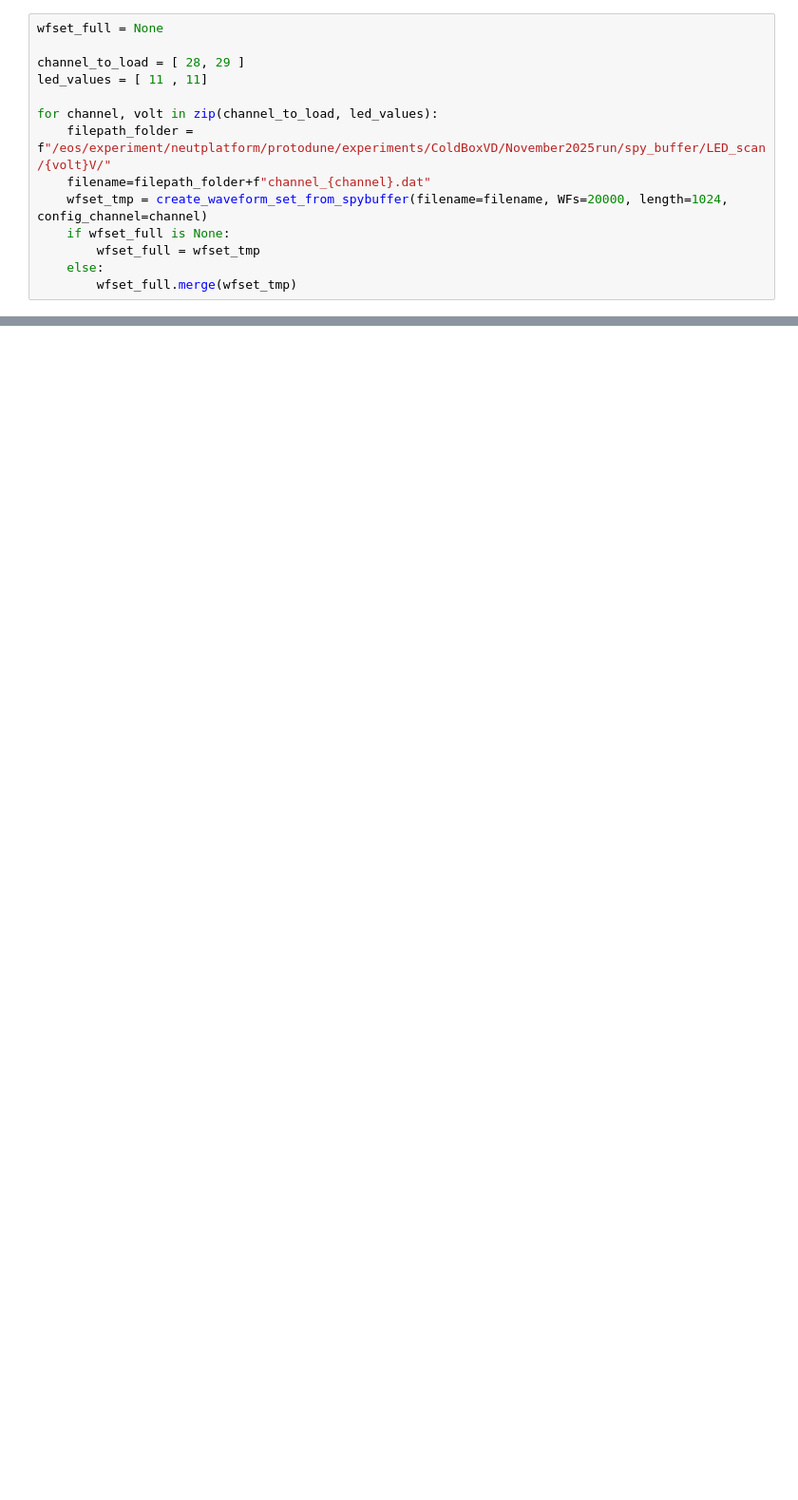
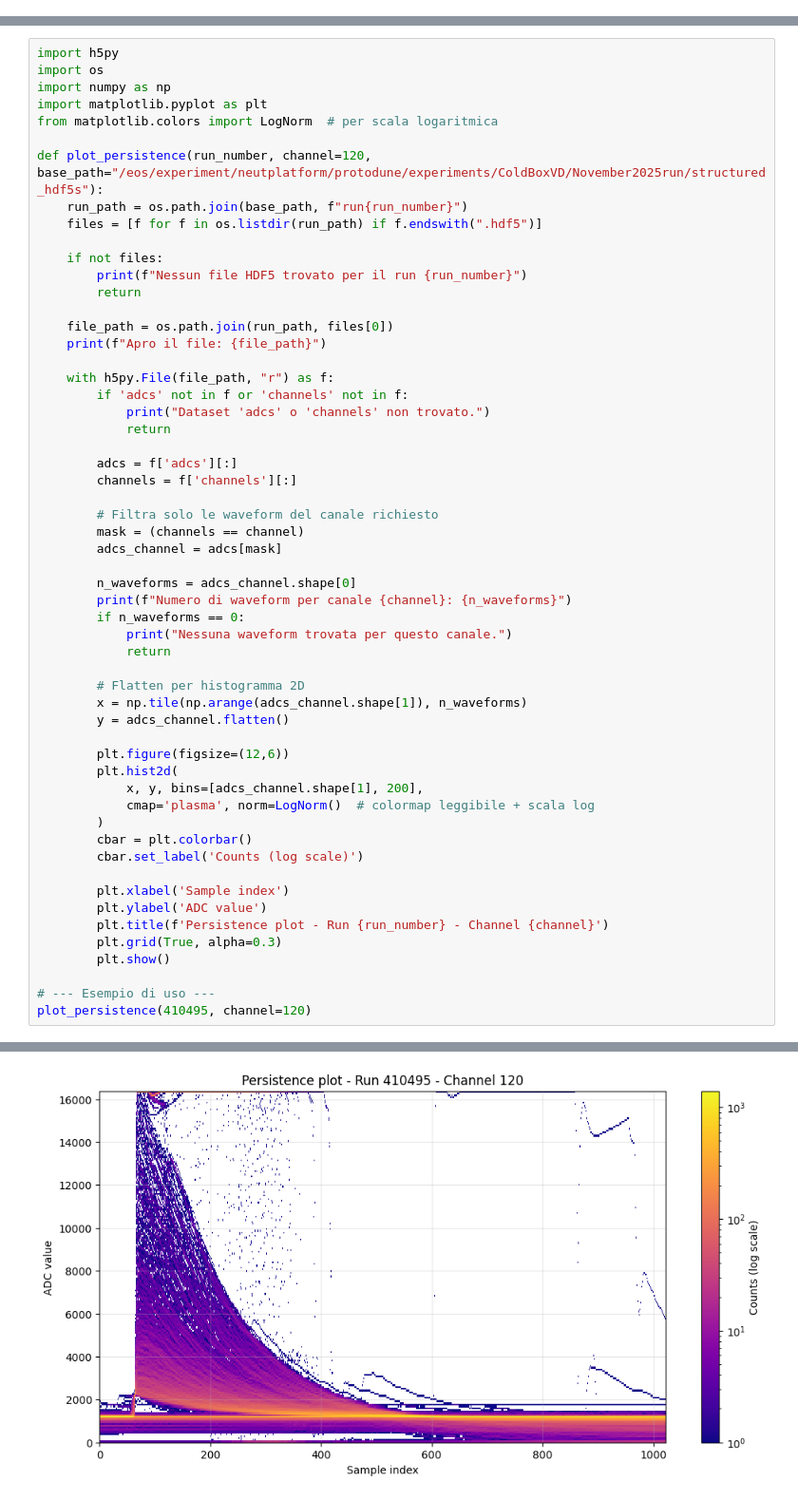
Before and after one commit to DUNE/waffles, a Jupyter notebook: src/waffles/coldboxVD/november_25/coldbox_DR.ipynb, the cells around one changed output, grey strips where cells are left out. Shown at 95% size. Drawn from its saved outputs; the diff is of its cells as text; blank space fills up the shorter version.

```diff
--- a/src/waffles/coldboxVD/november_25/coldbox_DR.ipynb
+++ b/src/waffles/coldboxVD/november_25/coldbox_DR.ipynb
@@ -111,14 +146,0 @@ plot_first_waveforms(410492)
-# %%
-wfset_full = None
-
-channel_to_load = [ 28, 29 ]
-led_values = [ 11 , 11]
-
-for channel, volt in zip(channel_to_load, led_values):
-    filepath_folder = f"/eos/experiment/neutplatform/protodune/experiments/ColdBoxVD/November2025run/spy_buffer/LED_scan/{volt}V/"
-    filename=filepath_folder+f"channel_{channel}.dat"
-    wfset_tmp = create_waveform_set_from_spybuffer(filename=filename, WFs=20000, length=1024, config_channel=channel)
-    if wfset_full is None:
-        wfset_full = wfset_tmp
-    else:
-        wfset_full.merge(wfset_tmp)
@@ -152,0 +191,57 @@ def open_processed(run, dettype, output_dir, channels = None, endpoints=None, nw
+# %%
+import h5py
+import os
+import numpy as np
+import matplotlib.pyplot as plt
+from matplotlib.colors import LogNorm  # per scala logaritmica
+
+def plot_persistence(run_number, channel=120, base_path="/eos/experiment/neutplatform/protodune/experiments/ColdBoxVD/November2025run/structured_hdf5s"):
+    run_path = os.path.join(base_path, f"run{run_number}")
+    files = [f for f in os.listdir(run_path) if f.endswith(".hdf5")]
+
+    if not files:
+        print(f"Nessun file HDF5 trovato per il run {run_number}")
+        return
+
+    file_path = os.path.join(run_path, files[0])
+    print(f"Apro il file: {file_path}")
+
+    with h5py.File(file_path, "r") as f:
+        if 'adcs' not in f or 'channels' not in f:
+            print("Dataset 'adcs' o 'channels' non trovato.")
+            return
+
+        adcs = f['adcs'][:]
+        channels = f['channels'][:]
+
+        # Filtra solo le waveform del canale richiesto
+        mask = (channels == channel)
+        adcs_channel = adcs[mask]
+
+        n_waveforms = adcs_channel.shape[0]
+        print(f"Numero di waveform per canale {channel}: {n_waveforms}")
+        if n_waveforms == 0:
+            print("Nessuna waveform trovata per questo canale.")
+            return
+
+        # Flatten per histogramma 2D
+        x = np.tile(np.arange(adcs_channel.shape[1]), n_waveforms)
+        y = adcs_channel.flatten()
+
+        plt.figure(figsize=(12,6))
+        plt.hist2d(
+            x, y, bins=[adcs_channel.shape[1], 200],
+            cmap='plasma', norm=LogNorm()  # colormap leggibile + scala log
+        )
+        cbar = plt.colorbar()
+        cbar.set_label('Counts (log scale)')
+
+        plt.xlabel('Sample index')
+        plt.ylabel('ADC value')
+        plt.title(f'Persistence plot - Run {run_number} - Channel {channel}')
+        plt.grid(True, alpha=0.3)
+        plt.show()
+
+# --- Esempio di uso ---
+plot_persistence(410495, channel=120)
+# %% [output]
@@ -152,0 +250 @@ def open_processed(run, dettype, output_dir, channels = None, endpoints=None, nw
+[figure, added]
```
Also changed, not shown: parts of 6 cells of this notebook, 2 other files.
